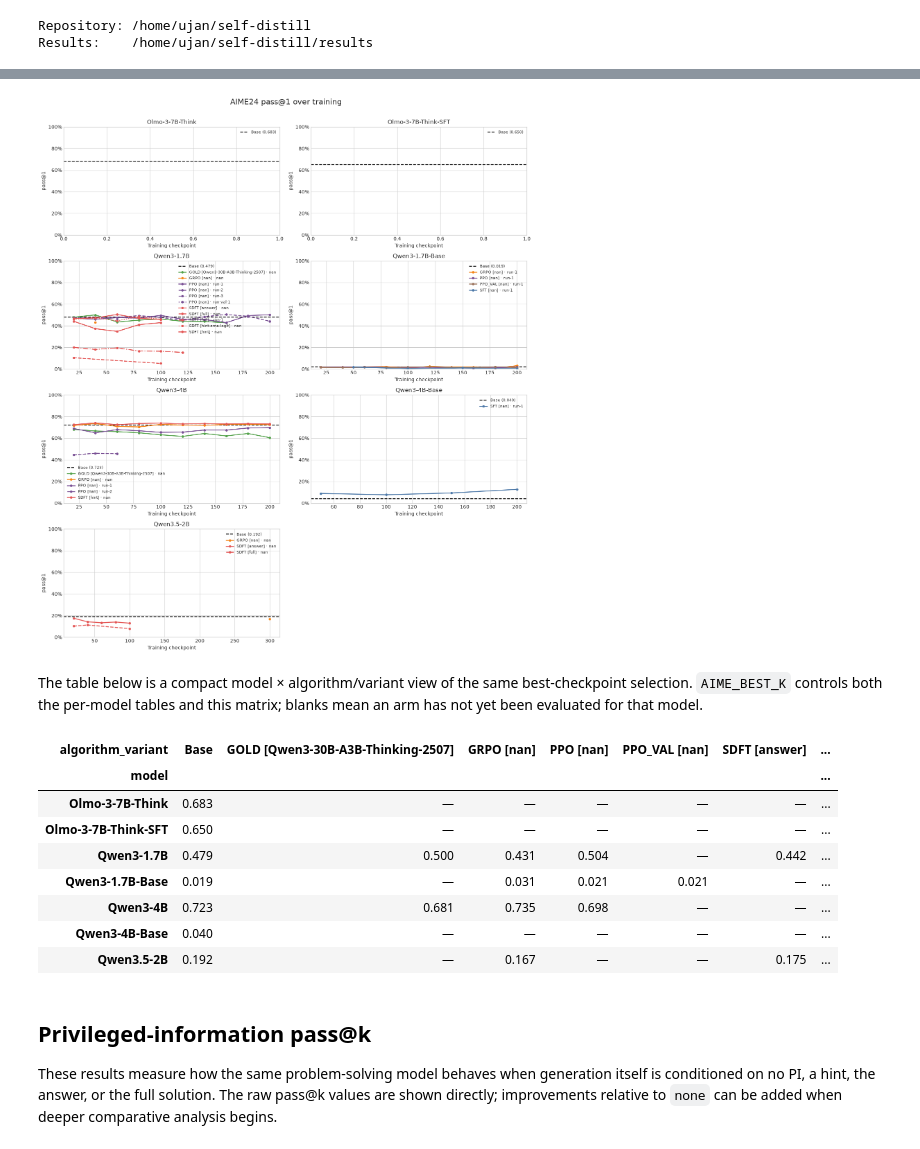
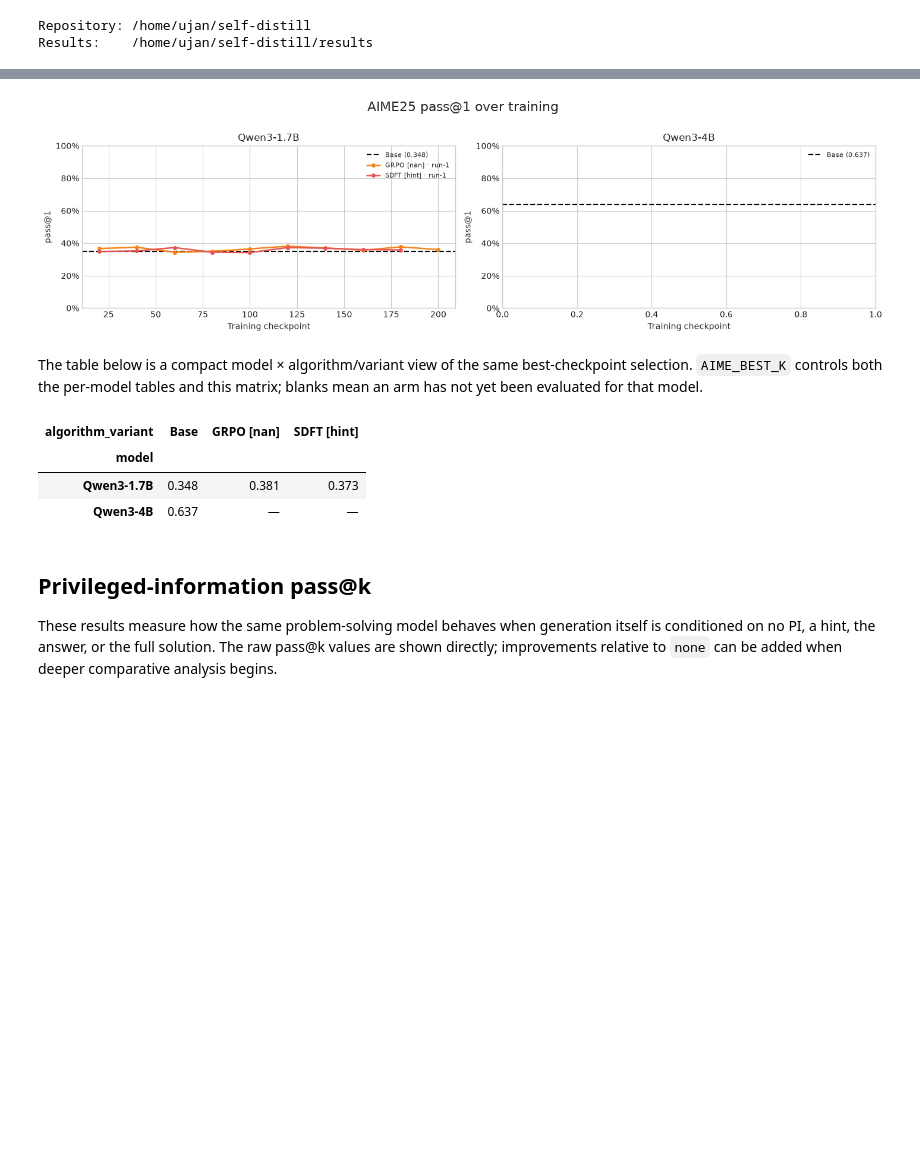
Before and after one commit to tatami-galaxy/self-distill, a Jupyter notebook: results/viz/results_overview.ipynb, the cells around one changed output, grey strips where cells are left out. Cells and saved outputs as stored; diff of their text form; code cells hidden in the pictures; blank space fills up the shorter version.

```diff
--- a/results/viz/results_overview.ipynb
+++ b/results/viz/results_overview.ipynb
@@ -63,7 +63,18 @@ Results:    /home/ujan/self-distill/results
 # evaluation as a horizontal reference. Variants and repeated runs remain separate series.
 #
 # %%
-AIME_DIR = RESULTS / "aime24"
+AIME_YEAR = 25  # Select 24, 25, 26, ...
+AIME_DATASET = f"aime{AIME_YEAR}"
+AIME_LABEL = AIME_DATASET.upper()
+AIME_DIR = RESULTS / AIME_DATASET
+AVAILABLE_AIME_DATASETS = sorted(
+    path.name for path in RESULTS.glob("aime*") if path.is_dir()
+)
+if not AIME_DIR.is_dir():
+    raise FileNotFoundError(
+        f"No results directory for {AIME_LABEL}: {AIME_DIR}. "
+        f"Available AIME datasets: {AVAILABLE_AIME_DATASETS}"
+    )
 
 def read_json(path: Path) -> dict:
     with path.open() as handle:
@@ -91,7 +102,7 @@ def fallback_aime_arm(path: Path) -> dict:
         }
 
     if len(parts) < 4:
-        raise ValueError(f"Unrecognized AIME24 result path: {path}")
+        raise ValueError(f"Unrecognized {AIME_LABEL} result path: {path}")
 
     train_dataset, model, algo = parts[:3]
     step = parts[-1]
@@ -108,13 +119,19 @@ def fallback_aime_arm(path: Path) -> dict:
     }
 
 
-def load_aime24() -> pd.DataFrame:
+def load_aime() -> pd.DataFrame:
     rows = []
     for path in sorted(AIME_DIR.rglob("summary.json")):
         summary = read_json(path)
         fallback = fallback_aime_arm(path)
         arm = {**fallback, **(summary.get("arm") or {})}
         eval_config = summary.get("eval_config") or {}
+        recorded_eval_dataset = eval_config.get("eval_dataset")
+        if recorded_eval_dataset not in (None, AIME_DATASET):
+            raise ValueError(
+                f"{path} records eval dataset {recorded_eval_dataset!r}, "
+                f"expected {AIME_DATASET!r}"
+            )
         sampling = eval_config.get("sampling") or {}
         row = {
             **arm,
@@ -147,8 +164,8 @@ def load_aime24() -> pd.DataFrame:
     ).reset_index(drop=True)
 
 
-aime = load_aime24()
-print(f"Loaded {len(aime)} AIME24 summaries across {aime['model'].nunique()} models.")
+aime = load_aime()
+print(f"Loaded {len(aime)} {AIME_LABEL} summaries across {aime.model.nunique()} models.")
 display(
     aime.groupby(
         ["schema_version", "dataset_size", "n_samples", "max_tokens"],
@@ -226,7 +242,7 @@ for model, model_results in aime_best.groupby("model", sort=True):
     ]
     display(
         table.style
-        .set_caption(f"{model} — best {AIME_BEST_METRIC}")
+        .set_caption(f"{AIME_LABEL} · {model} — best {AIME_BEST_METRIC}")
         .format({"pass@1": "{:.3f}", "pass@8": "{:.3f}", "pass@16": "{:.3f}"})
         .set_properties(**{"text-align": "center"})
         .set_table_styles([
@@ -306,35 +290,35 @@ def plot_aime_curves(frame: pd.DataFrame, metric: str = "pass@1", columns: int =
         trained = model_frame[~model_frame["is_base"]].copy()
         trained["series"] = trained.apply(method_label, axis=1)
         for index, (series, group) in enumerate(trained.groupby("series", sort=True)):
             algo = group.iloc[0]["algo"]
             same_algo_series = sorted(trained.loc[trained["algo"] == algo, "series"].unique())
             style_index = same_algo_series.index(series) % len(LINESTYLES)
             group = group.sort_values("checkpoint")
             ax.plot(
                 group["checkpoint"], group[metric], marker="o", markersize=4,
                 linewidth=1.8, linestyle=LINESTYLES[style_index],
                 color=ALGO_COLORS.get(algo), label=series,
             )
 
         ax.set_title(model)
         ax.set_xlabel("Training checkpoint")
         ax.set_ylabel(metric)
         ax.set_ylim(0, 1)
         ax.yaxis.set_major_formatter(PercentFormatter(1.0))
         handles, labels = ax.get_legend_handles_labels()
         if handles:
             ax.legend(fontsize=8, loc="best")
 
     for ax in axes.flat[len(models):]:
         ax.set_visible(False)
-    fig.suptitle(f"AIME24 {metric} over training", fontsize=16, y=1.005)
+    fig.suptitle(f"{AIME_LABEL} {metric} over training", fontsize=16, y=1.005)
     fig.tight_layout()
     return fig
 
 
 plot_aime_curves(aime, "pass@1");
 # %% [output]
-[figure, old version]
+[figure, new version]
 # %% [markdown]
 The table below is a compact model × algorithm/variant view of the same best-checkpoint selection. `AIME_BEST_K` controls both the per-model tables and this matrix; blanks mean an arm has not yet been evaluated for that model.
 # %%
@@ -350,15 +334,10 @@ display(
     .background_gradient(cmap="Blues", vmin=0, vmax=1)
 )
 # %% [output]
-| algorithm_variant | Base | GOLD [Qwen3-30B-A3B-Thinking-2507] | GRPO [nan] | PPO [nan] | PPO_VAL [nan] | SDFT [answer] | ... |
-| model |  |  |  |  |  |  | ... |
-| Olmo-3-7B-Think | 0.683 | — | — | — | — | — | ... |
-| Olmo-3-7B-Think-SFT | 0.650 | — | — | — | — | — | ... |
-| Qwen3-1.7B | 0.479 | 0.500 | 0.431 | 0.504 | — | 0.442 | ... |
-| Qwen3-1.7B-Base | 0.019 | — | 0.031 | 0.021 | 0.021 | — | ... |
-| Qwen3-4B | 0.723 | 0.681 | 0.735 | 0.698 | — | — | ... |
-| Qwen3-4B-Base | 0.040 | — | — | — | — | — | ... |
-| Qwen3.5-2B | 0.192 | — | 0.167 | — | — | 0.175 | ... |
+| algorithm_variant | Base | GRPO [nan] | SDFT [hint] |
+| model |  |  |  |
+| Qwen3-1.7B | 0.348 | 0.381 | 0.373 |
+| Qwen3-4B | 0.637 | — | — |
 # %% [markdown]
 ## Privileged-information pass@k
 
```
Also changed, not shown: parts of 5 cells of this notebook, 1 other file.
